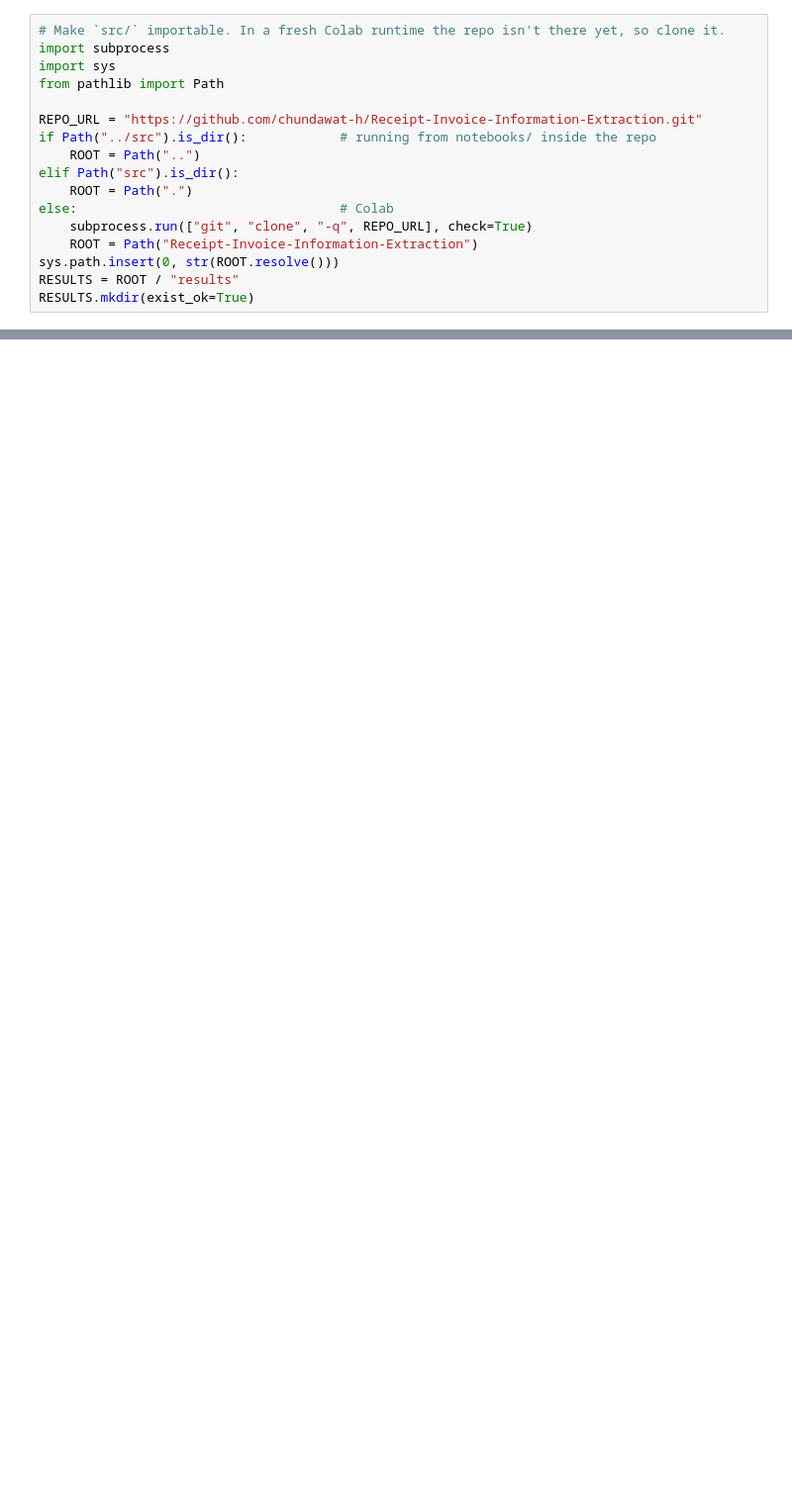
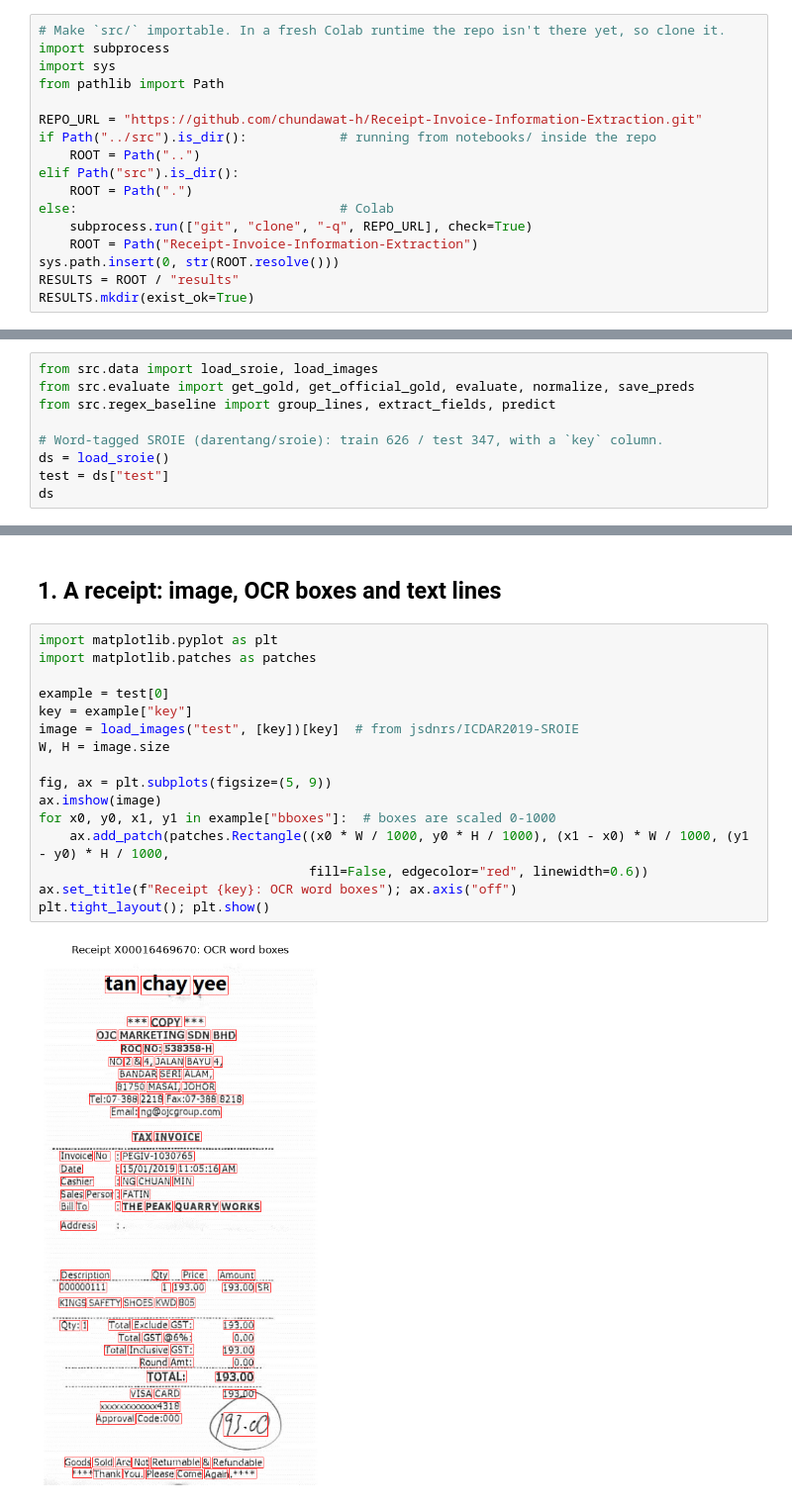
Before and after one commit to chundawat-h/Receipt-Invoice-Information-Extraction, a Jupyter notebook: notebooks/02_regex_baseline.ipynb, the cells around one changed output, grey strips where cells are left out. Shown at 99% size. Cells and saved outputs as stored; diff of their text form; blank space fills up the shorter version.

```diff
--- a/notebooks/02_regex_baseline.ipynb
+++ b/notebooks/02_regex_baseline.ipynb
@@ -31,0 +58,9 @@ ds
+# %%
+from src.data import load_sroie, load_images
+from src.evaluate import get_gold, get_official_gold, evaluate, normalize, save_preds
+from src.regex_baseline import group_lines, extract_fields, predict
+
+# Word-tagged SROIE (darentang/sroie): train 626 / test 347, with a `key` column.
+ds = load_sroie()
+test = ds["test"]
+ds
@@ -31,0 +78,20 @@ ds
+# %% [markdown]
+## 1. A receipt: image, OCR boxes and text lines
+# %%
+import matplotlib.pyplot as plt
+import matplotlib.patches as patches
+
+example = test[0]
+key = example["key"]
+image = load_images("test", [key])[key]  # from jsdnrs/ICDAR2019-SROIE
+W, H = image.size
+
+fig, ax = plt.subplots(figsize=(5, 9))
+ax.imshow(image)
+for x0, y0, x1, y1 in example["bboxes"]:  # boxes are scaled 0-1000
+    ax.add_patch(patches.Rectangle((x0 * W / 1000, y0 * H / 1000), (x1 - x0) * W / 1000, (y1 - y0) * H / 1000,
+                                   fill=False, edgecolor="red", linewidth=0.6))
+ax.set_title(f"Receipt {key}: OCR word boxes"); ax.axis("off")
+plt.tight_layout(); plt.show()
+# %% [output]
+[figure, added]
```
Also changed, not shown: parts of 16 cells of this notebook, 5 other files.
